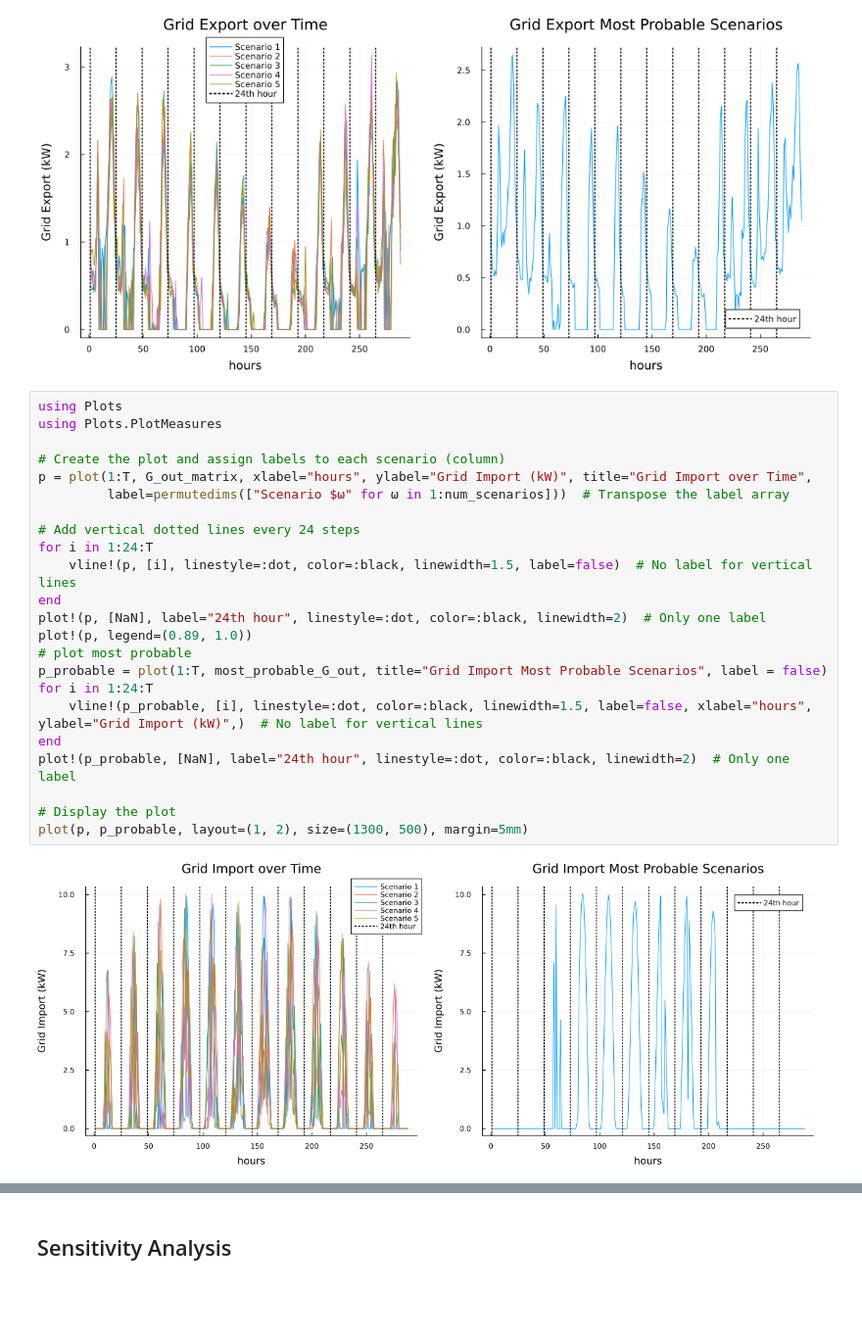
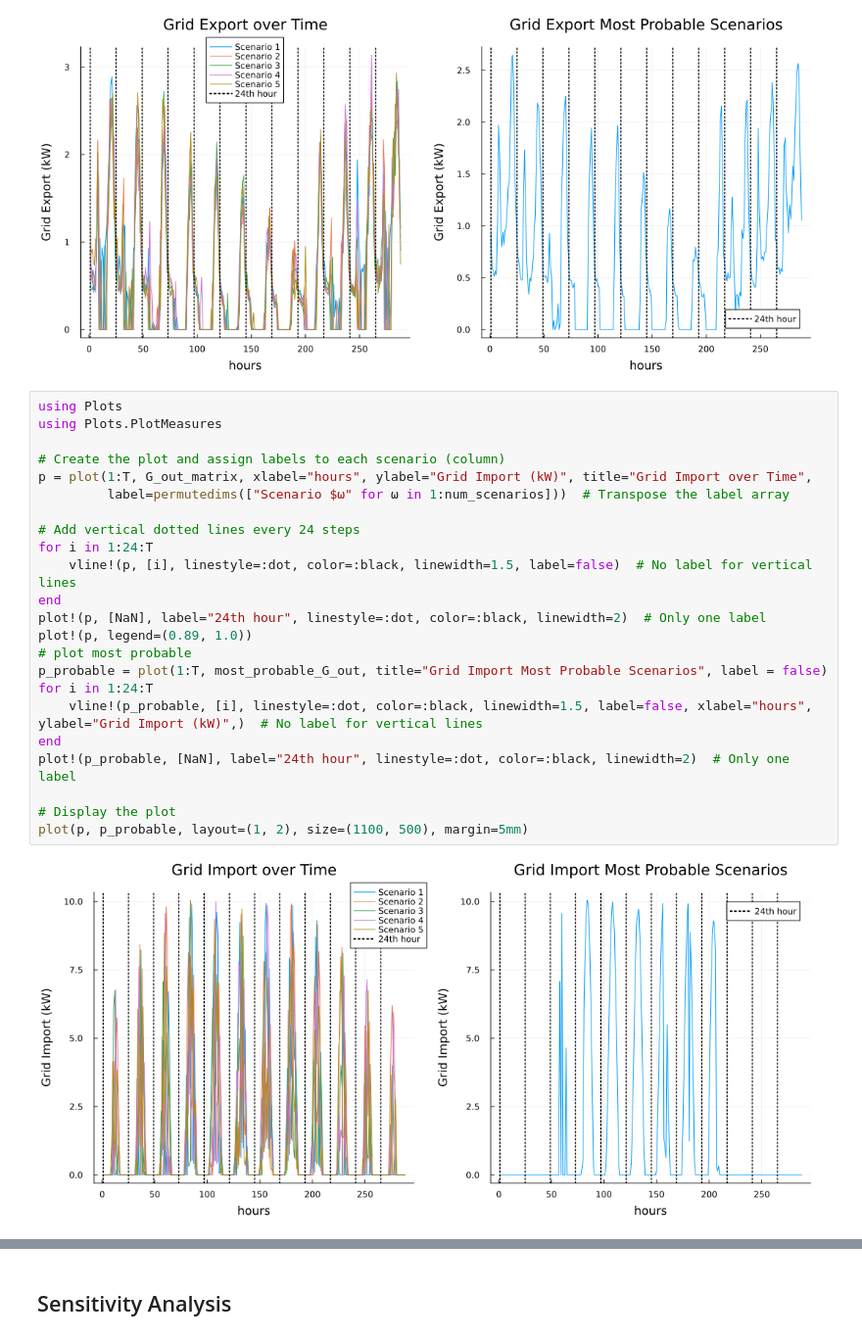
Before and after one commit to czwiessler/AMOProject, a Jupyter notebook: 05_Optimization.ipynb, the cells around one changed output, grey strips where cells are left out. Shown at 98% size. Saved outputs shown, nothing was run; the diff lists cells and outputs as text; blank space fills up the shorter version.

Commit message:
fine tune plotting

```diff
--- a/05_Optimization.ipynb
+++ b/05_Optimization.ipynb
@@ -267,26 +270,26 @@ plot(p, p_probable, layout=(1, 2), size=(1100, 500), margin=5mm)
 # %%
 using Plots
 using Plots.PlotMeasures
 
 # Create the plot and assign labels to each scenario (column)
 p = plot(1:T, G_out_matrix, xlabel="hours", ylabel="Grid Import (kW)", title="Grid Import over Time",
          label=permutedims(["Scenario $ω" for ω in 1:num_scenarios]))  # Transpose the label array
 
 # Add vertical dotted lines every 24 steps
 for i in 1:24:T
     vline!(p, [i], linestyle=:dot, color=:black, linewidth=1.5, label=false)  # No label for vertical lines
 end
 plot!(p, [NaN], label="24th hour", linestyle=:dot, color=:black, linewidth=2)  # Only one label
 plot!(p, legend=(0.89, 1.0))
 # plot most probable
 p_probable = plot(1:T, most_probable_G_out, title="Grid Import Most Probable Scenarios", label = false)
 for i in 1:24:T
     vline!(p_probable, [i], linestyle=:dot, color=:black, linewidth=1.5, label=false, xlabel="hours", ylabel="Grid Import (kW)",)  # No label for vertical lines
 end
 plot!(p_probable, [NaN], label="24th hour", linestyle=:dot, color=:black, linewidth=2)  # Only one label
 
 # Display the plot
-plot(p, p_probable, layout=(1, 2), size=(1300, 500), margin=5mm)
+plot(p, p_probable, layout=(1, 2), size=(1100, 500), margin=5mm)
 # %% [output]
-[figure, old version]
+[figure, new version]
 # %%
```
Also changed, not shown: parts of 6 cells of this notebook.
